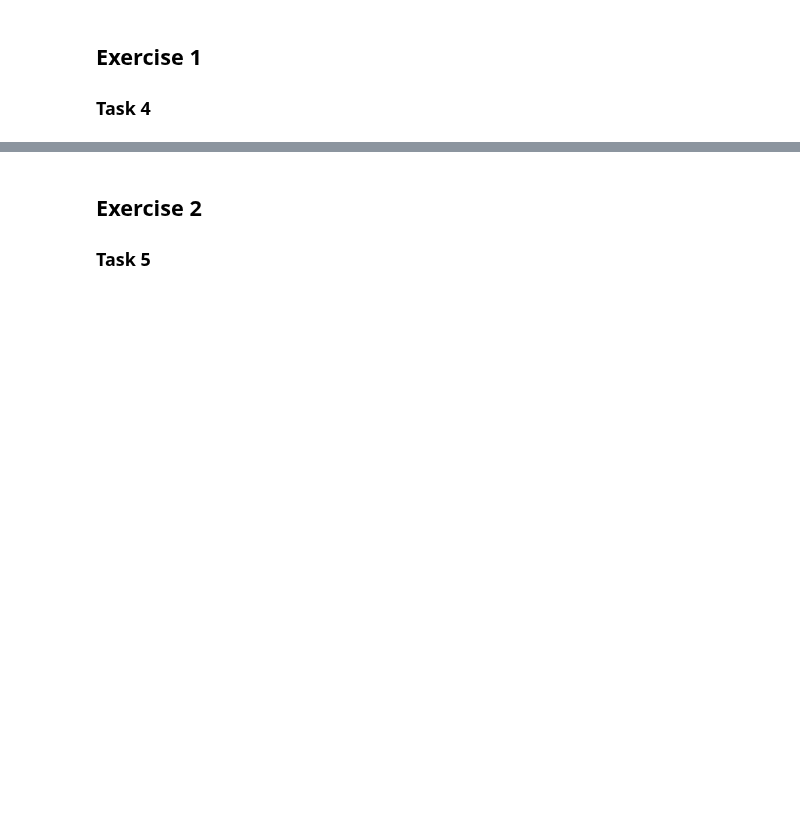
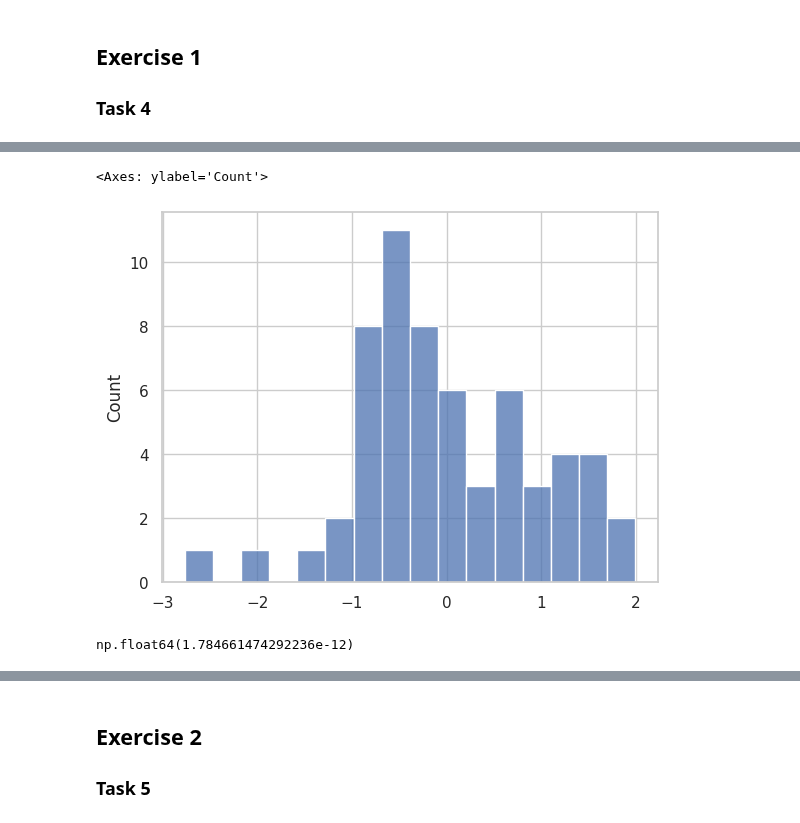
Before and after one commit to emit33/MLE, a Jupyter notebook: sheet08/MLE25_sheet08.ipynb, the cells around one changed output, grey strips where cells are left out. Saved outputs shown, nothing was run; the diff lists cells and outputs as text; code cells hidden in the pictures; blank space fills up the shorter version.

```diff
--- a/sheet08/MLE25_sheet08.ipynb
+++ b/sheet08/MLE25_sheet08.ipynb
@@ -31,4 +47,13 @@ y =  # TODO: Implement data generating function
 # %%
 # TODO: Do a histogram of the residuals (e.g. sns.histplot)
+residuals = y-y_pred
+sns.histplot(residuals, binwidth=0.3)
+# %% [output]
+<Axes: ylabel='Count'>
+[figure, added]
+# %%
+ll
+# %% [output]
+np.float64(1.784661474292236e-12)
 # %%
 # TODO: Plot the log likelihood and the RSS as a function of beta1. Show visually that MLE and OLS are equivalent for linear regression.
```
Also changed, not shown: parts of 4 cells of this notebook.
